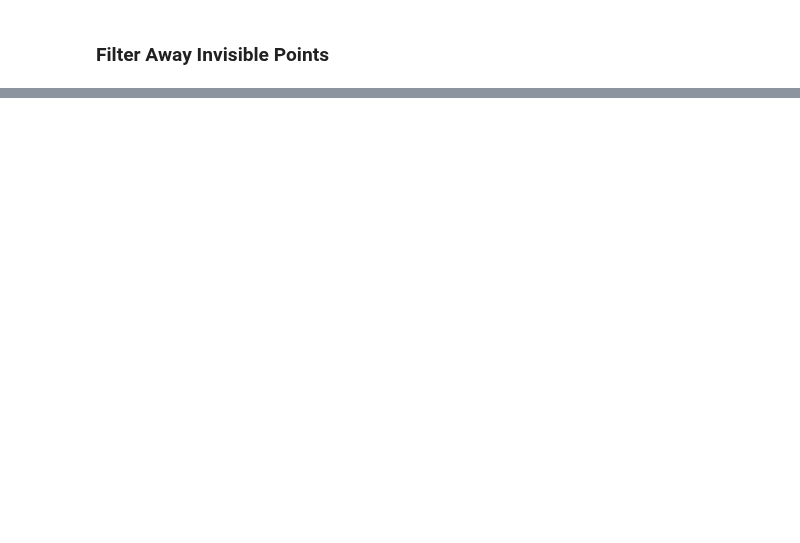
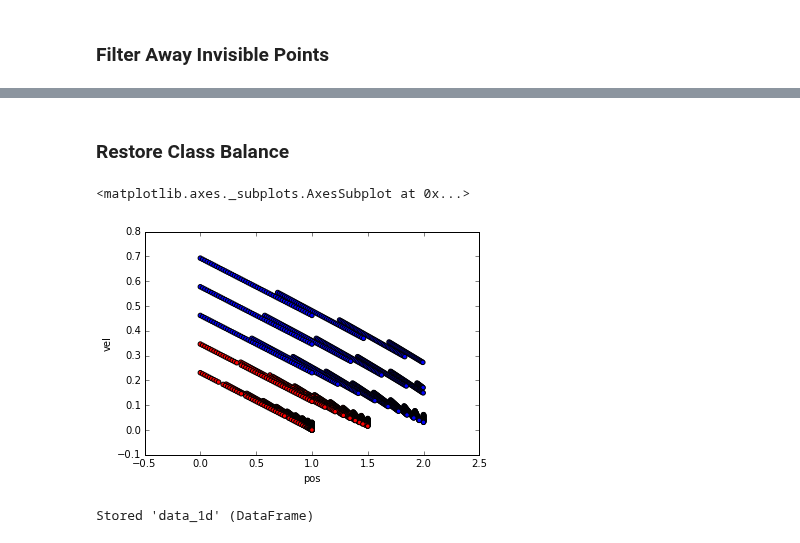
Before and after one commit to ebanner/cs393r_project, a Jupyter notebook: data/generate/1d/Deterministic.ipynb, the cells around one changed output, grey strips where cells are left out. Saved outputs shown, nothing was run; the diff lists cells and outputs as text; code cells hidden in the pictures; blank space fills up the shorter version.

```diff
--- a/data/generate/1d/Deterministic.ipynb
+++ b/data/generate/1d/Deterministic.ipynb
@@ -45,9 +45,11 @@ def data_generator(world, num_starts=3, num_ends=5, time_steps=10, decay=.8):
     goal, end = world
 
     # Starting and ending points
-    starts, ends = np.linspace(0, goal/2, num_starts), np.linspace(goal/2, end, num_ends)
+    starts, ends = np.linspace(0, 1), np.linspace(1, 3, num_ends)
 
     for start, end in itertools.product(starts, ends):
+        label = 1 if end >= 2 else 0
+
         # Starting velocities to reach the goal
         c = (1-decay) / (1-decay**(time_steps-1))
         dstart = c * (end-start)
@@ -67,7 +69,10 @@ def data_generator(world, num_starts=3, num_ends=5, time_steps=10, decay=.8):
 
         # Yield the points one by one
         for position, velocity in zip(positions, velocities):
-            yield State(position, velocity, end>=2)
+            yield State(position, velocity, label)
 
 
-data_points = data_generator(World(goal=2, end=3), num_starts=5, num_ends=5)
+data_points = data_generator(World(goal=2, end=5), num_starts=5, num_ends=5)
+data_points = list(data_points)
+
+pd.DataFrame(data_points, columns=State._fields).groupby('label').size()
@@ -85,7 +84,7 @@ dtype: int64
 # %% [markdown]
 ### Filter Away Invisible Points
 # %%
-data_points = [data_point for data_point in data_points if not data_point.pos > 2]
+data_points = [data_point for data_point in data_points if data_point.pos <= 2]
 
 data_points_1d = pd.DataFrame(data_points, columns=State._fields)
 
@@ -106,0 +97,31 @@ Stored 'data_points_1d' (DataFrame)
+# %% [markdown]
+### Restore Class Balance
+# %%
+groups = data_points_1d.groupby('label')
+max_size = groups.size().min()
+
+def filter_down(group):
+    """Filters down a pandas groupby object to a specified number"""
+
+    size = len(group)
+    mask = np.full(size, False, bool)
+    lucky_indices = np.random.choice(size, max_size, replace=False)
+    mask[lucky_indices] = True
+
+    return group[mask]
+
+balanced_data_1d = groups.apply(filter_down)
+
+# Plot it
+labels = balanced_data_1d['label']
+colormap = np.array(['r', 'b'])
+balanced_data_1d.plot(kind='scatter', x='pos', y='vel', c=colormap[labels])
+# %% [output]
+<matplotlib.axes._subplots.AxesSubplot at 0x...>
+[figure, added]
+# %%
+data_1d = balanced_data_1d
+
+%store data_1d
+# %% [output]
+Stored 'data_1d' (DataFrame)
```
Also changed, not shown: parts of 6 cells of this notebook.
